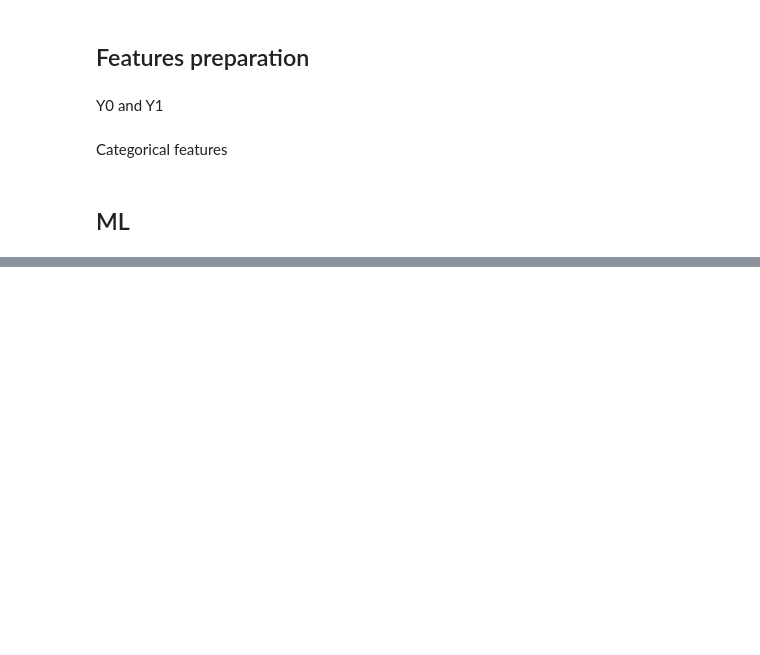
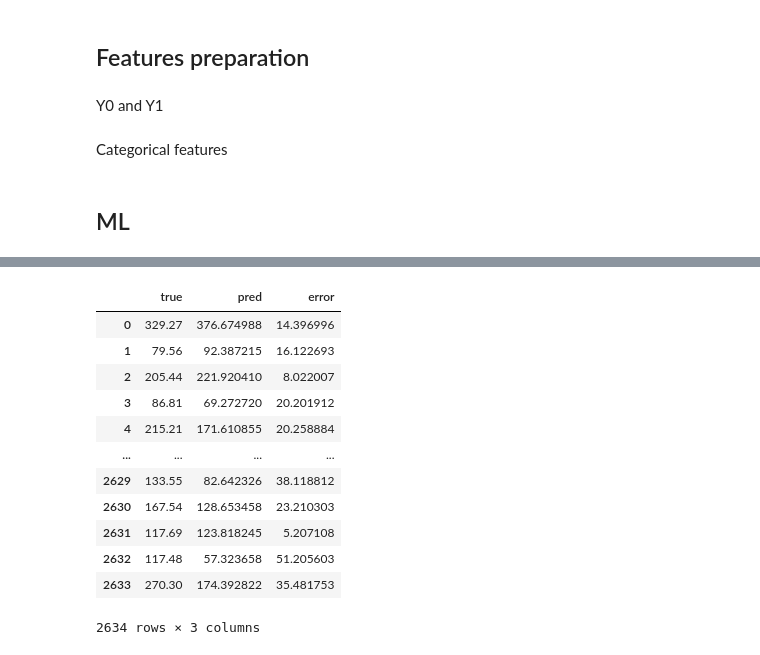
Before and after one commit to rboghe/cened, a Jupyter notebook: CenedDNN.ipynb, the cells around one changed output, grey strips where cells are left out. Saved outputs shown, nothing was run; the diff lists cells and outputs as text; code cells hidden in the pictures; blank space fills up the shorter version.

```diff
--- a/CenedDNN.ipynb
+++ b/CenedDNN.ipynb
@@ -159,8 +159,8 @@ cened = cened[cened['SUPERF_UTILE_RISCALDATA'] >= 50]
 # %%
-cened = cened[cened['VOLUME_LORDO_RISCALDATO'] >= 150]
+cened = cened[cened['VOLUME_LORDO_RISCALDATO'] >= 120]
 # %%
 cened = cened[cened['ALTEZZA_MEDIA'] > 2]
-cened = cened[cened['ALTEZZA_MEDIA'] < 4]
+cened = cened[cened['ALTEZZA_MEDIA'] < 5]
 # %%
 cened = cened[cened['Y_IE'] <= 6]
 cened = cened[cened['Y_IE'] >= 0.03]
@@ -221,6 +221,7 @@ def split_db(X, y, split = [.8,.1], seed = 0):
     y_test = y[split2:]
     return X_train, X_val, X_test, y_train, y_val, y_test
 # %%
+cened['F1'] = (cened['Y_IE']**2)*cened['SUPERFICIE_DISPERDENTE']
 mlcol = ['SUPERF_UTILE_RISCALDATA',
            'VOLUME_LORDO_RISCALDATO',
            'SUPERFICIE_DISPERDENTE', 'dd','PERIOD',
@@ -228,7 +229,8 @@ mlcol = ['SUPERF_UTILE_RISCALDATA',
            'ALTEZZA_MEDIA', 'Y1',
              'CLIMATIZZAZIONE_INVERNALE','RIQUALIFICAZIONE_ENERGETICA','RISTRUTTURAZIONE_IMPORTANTE',
              'A_SOL_EST','CI_TIPO_IMPIANTO_1', 'CI_ANNO_INSTALLAZIONE_1','CI_VETTORE_ENERGETICO_1',
-           'CI_EFFICIENZA_MEDIA', 'CI_POTENZA_NOMINALE_1','PFR_TIPO_IMPIANTO_1', 'PFR_EFFICIENZA_MEDIA_1'] #, 'NUMERO_UNITA_IMMOBILIARI','Y0'
+           'CI_EFFICIENZA_MEDIA', 'CI_POTENZA_NOMINALE_1','PFR_TIPO_IMPIANTO_1', 'PFR_EFFICIENZA_MEDIA_1','F1',
+           'CI_POTENZA_NOMINALE_2'] #, 'NUMERO_UNITA_IMMOBILIARI','Y0'
 # %%
 X = cened[mlcol]
 '''
@@ -255,12 +257,12 @@ from keras.constraints import max_norm
 # Create NN
 model = tf.keras.models.Sequential([
         tf.keras.layers.Dense(X.shape[1], activation='relu'),
-        tf.keras.layers.Dropout(0.2),
-        tf.keras.layers.Dense(64, activation='relu', kernel_constraint=max_norm(3), bias_constraint=max_norm(3)), #, kernel_constraint=max_norm(2), bias_constraint=max_norm(2)),
+        #tf.keras.layers.Dropout(0.4),
+        tf.keras.layers.Dense(32, activation='relu', kernel_constraint=max_norm(3), bias_constraint=max_norm(3)), #, kernel_constraint=max_norm(2), bias_constraint=max_norm(2)),
         tf.keras.layers.Dense(1, activation='linear')
         ])
 
 
 model.compile(optimizer = tf.keras.optimizers.Adam(learning_rate= 0.001), loss = 'mape', metrics=[r2, 'mape', 'mse'])
 
-history = model.fit(X_train, y_train, validation_data=(X_val, y_val), epochs = 200, batch_size = 192, verbose=1,use_multiprocessing = True)
+history = model.fit(X_train, y_train, validation_data=(X_val, y_val), epochs = 900, batch_size = 256, verbose=0) #,use_multiprocessing = True
@@ -443,0 +447,16 @@ print(mean_absolute_percentage_error(y_test, pred))'''
+# %%
+test_df
+# %% [output]
+|  | true | pred | error |
+| 0 | 329.27 | 376.674988 | 14.396996 |
+| 1 | 79.56 | 92.387215 | 16.122693 |
+| 2 | 205.44 | 221.920410 | 8.022007 |
+| 3 | 86.81 | 69.272720 | 20.201912 |
+| 4 | 215.21 | 171.610855 | 20.258884 |
+| ... | ... | ... | ... |
+| 2629 | 133.55 | 82.642326 | 38.118812 |
+| 2630 | 167.54 | 128.653458 | 23.210303 |
+| 2631 | 117.69 | 123.818245 | 5.207108 |
+| 2632 | 117.48 | 57.323658 | 51.205603 |
+| 2633 | 270.30 | 174.392822 | 35.481753 |
+2634 rows × 3 columns
```
Also changed, not shown: parts of 13 cells of this notebook.
